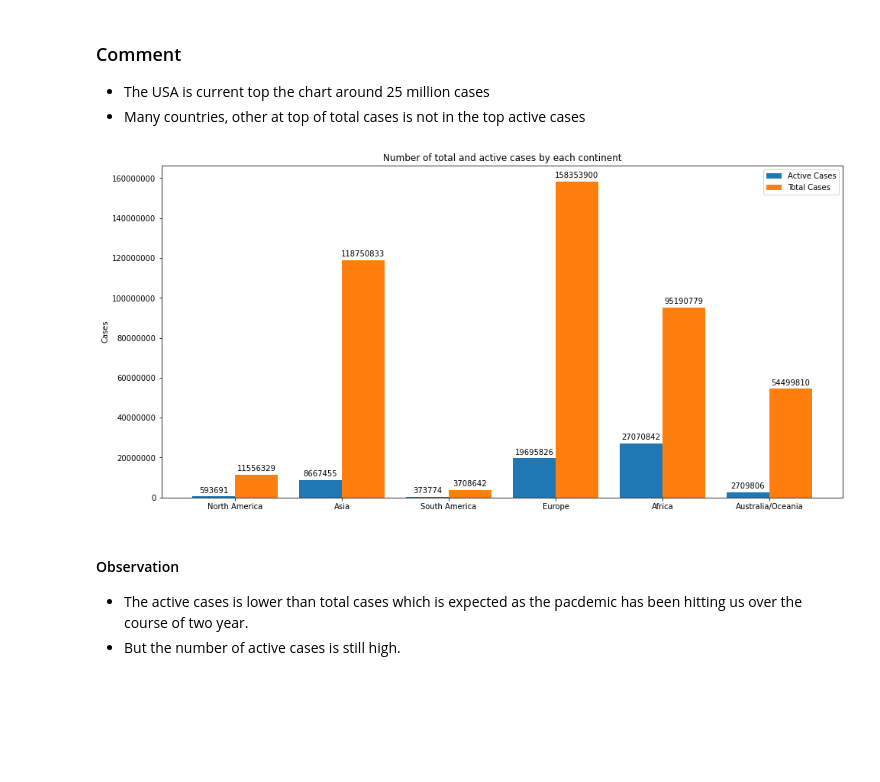
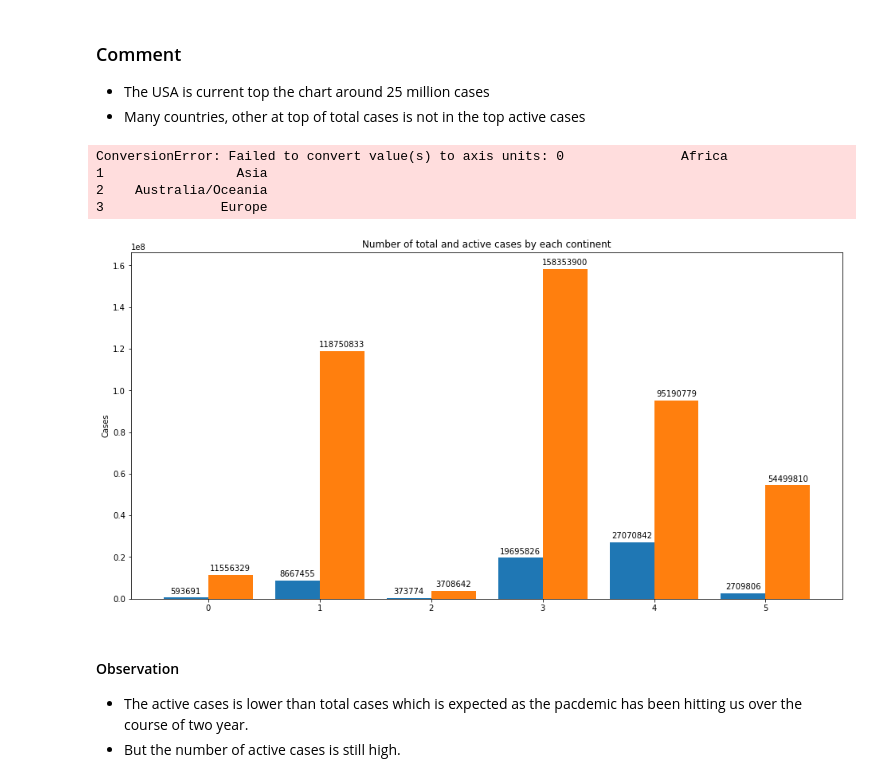
Before and after one commit to ndkhoa0704/Worldometers-explorer, a Jupyter notebook: Hung.ipynb, the cells around one changed output. Saved outputs shown, nothing was run; the diff lists cells and outputs as text; code cells hidden in the pictures; blank space fills up the shorter version.

```diff
--- a/Hung.ipynb
+++ b/Hung.ipynb
@@ -108,22 +108,26 @@ active_cases_contient_df = dfs0.groupby('Continent')['ActiveCases'].sum().reset_
 total_cases_contient_df = dfs0.groupby('Continent')['TotalCases'].sum().reset_index()
 # %%
 fig, ax = plt.subplots(figsize=(16,8))
-labels = dfs0['Continent'].unique()
+labels = active_cases_contient_df['Continent']
 x = np.arange(len(labels))
 rects1 = ax.bar(x - 0.2, active_cases_contient_df['ActiveCases'], width=0.4, label='Active Cases')
 rects2 = ax.bar(x + 0.2, total_cases_contient_df['TotalCases'], width=0.4, label='Total Cases')
 
 # add number for each bar
 ax.bar_label(rects1, fmt='%d', padding=3)
 ax.bar_label(rects2, fmt='%d', padding=3)
 ax.set_ylabel('Cases')
 ax.set_title('Number of total and active cases by each continent')
-ax.set_xticks(x, labels)
+ax.set_xticks(labels)
 ax.ticklabel_format(style='plain', axis='y') # remove scientific notation for ticks label
 plt.legend()
 plt.show()
 # %% [output]
+ConversionError: Failed to convert value(s) to axis units: 0               Africa
+1                 Asia
+2    Australia/Oceania
+3               Europe
-[figure, old version]
+[figure, new version]
 # %% [markdown]
 #### Observation
 
```
Also changed, not shown: parts of 2 cells of this notebook, 2 other files.
